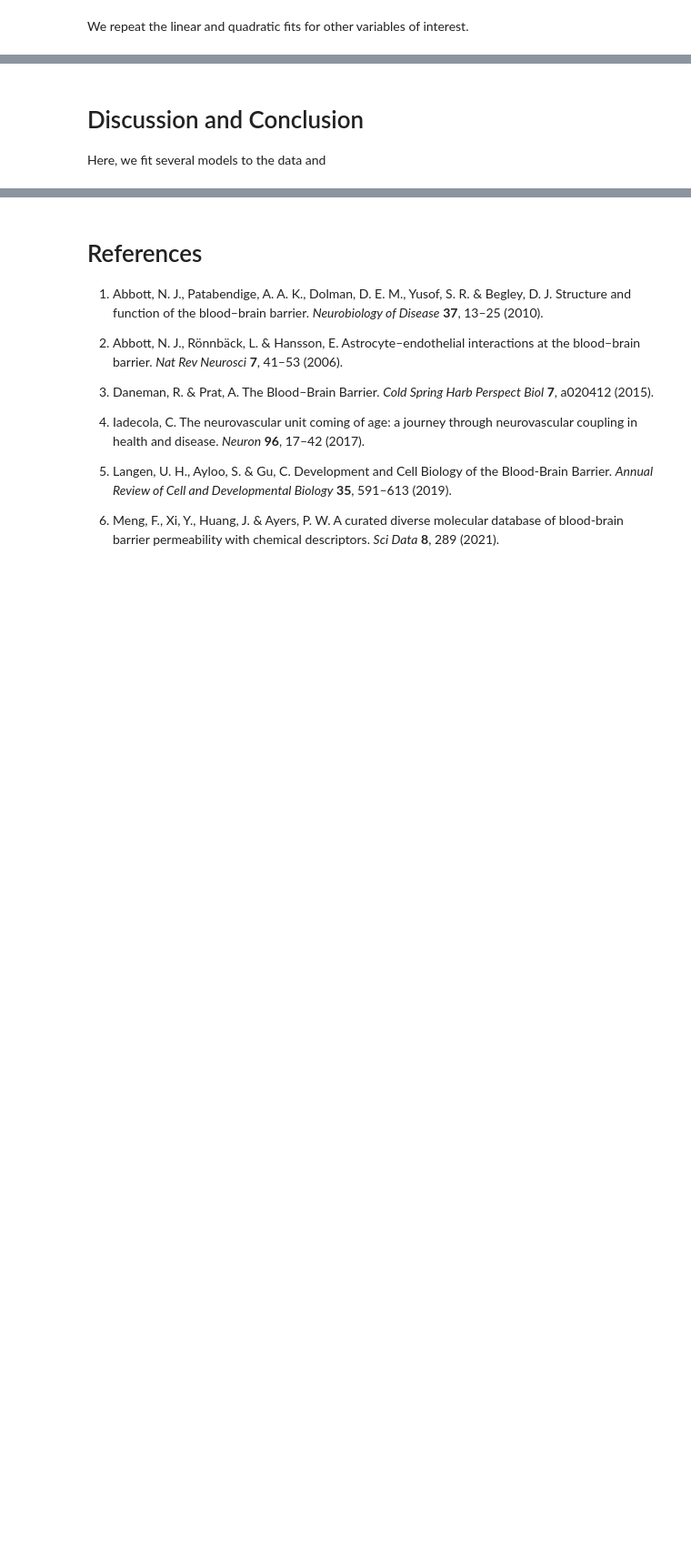
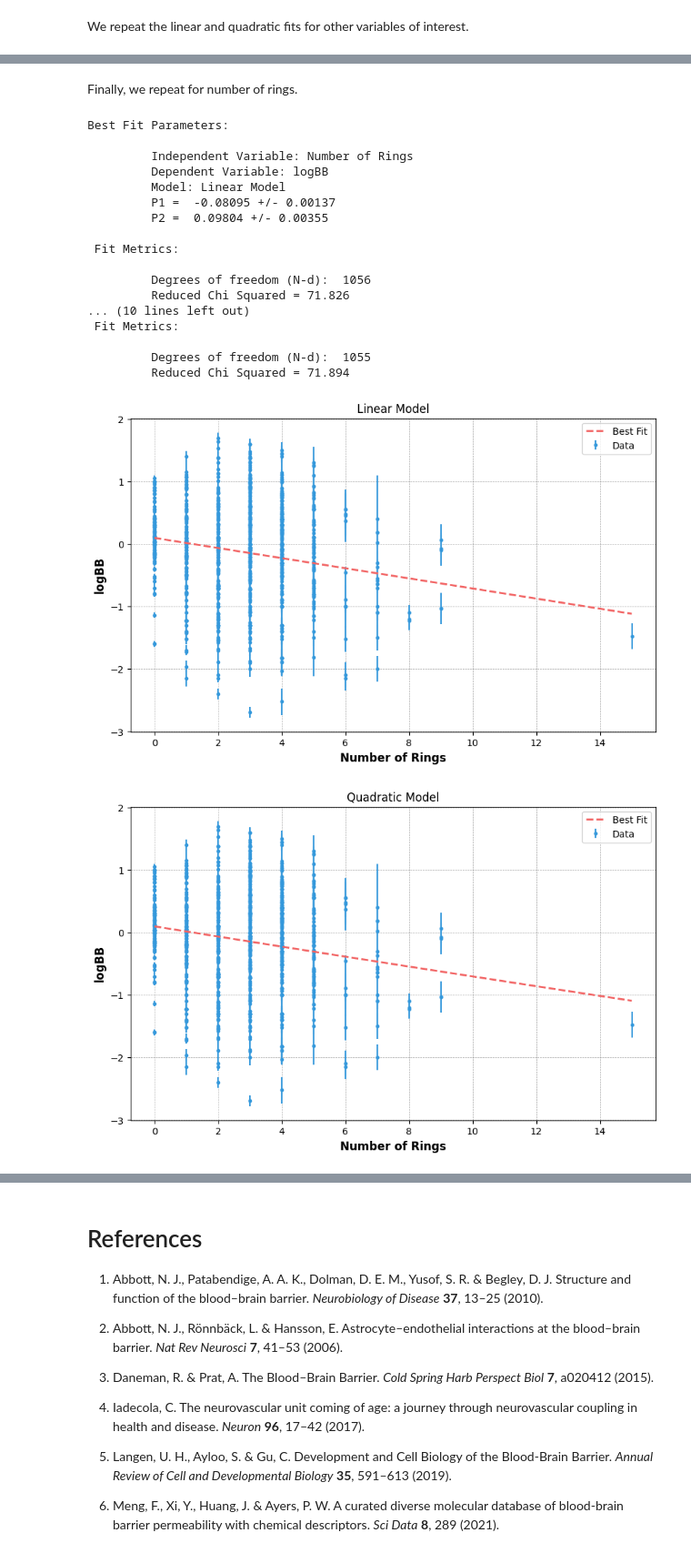
Before and after one commit to ayushnoori/ps2-lab, a Jupyter notebook: final_project.ipynb, the cells around one changed output, grey strips where cells are left out. Shown at 91% size. Cells and saved outputs as stored; diff of their text form; code cells hidden in the pictures; blank space fills up the shorter version.

Commit message:
Complete commit with results and discussion

```diff
--- a/final_project.ipynb
+++ b/final_project.ipynb
@@ -295,4 +309,27 @@ Best Fit Parameters:
-# %% [markdown]
-# Discussion and Conclusion
-
-Here, we fit several models to the data and
+# %% [markdown]
+Finally, we repeat for number of rings.
+# %%
+# fit models to logBB vs. number of rings
+x_value = data['num_rings'].to_numpy()
+fitparams, fiterrs = mycurvefit(linear_model, x_value, y_value, y_error, 'Number of Rings', 'logBB', title='Linear Model', plot=True)
+fitparams, fiterrs = mycurvefit(quadratic_model, x_value, y_value, y_error, 'Number of Rings', 'logBB', title='Quadratic Model', plot=True)
+# %% [output]
+Best Fit Parameters:
+
+         Independent Variable: Number of Rings
+         Dependent Variable: logBB
+         Model: Linear Model
+         P1 =  -0.08095 +/- 0.00137
+         P2 =  0.09804 +/- 0.00355
+
+ Fit Metrics:
+
+         Degrees of freedom (N-d):  1056
+         Reduced Chi Squared = 71.826
+... (10 lines left out)
+ Fit Metrics:
+
+         Degrees of freedom (N-d):  1055
+         Reduced Chi Squared = 71.894
+[figure, added]
+[figure, added]
```
Also changed, not shown: parts of 3 cells of this notebook, 1 other file.
